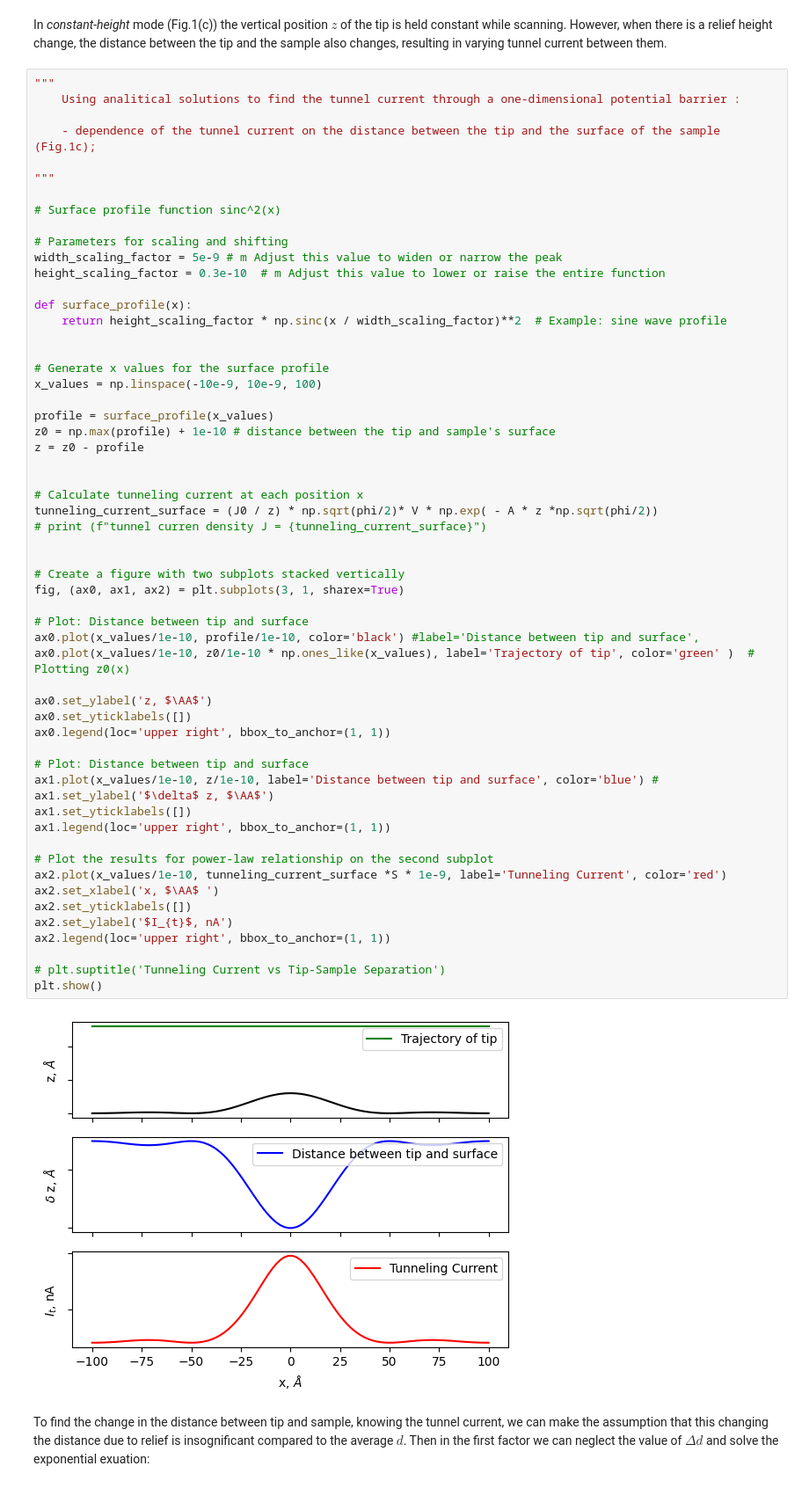
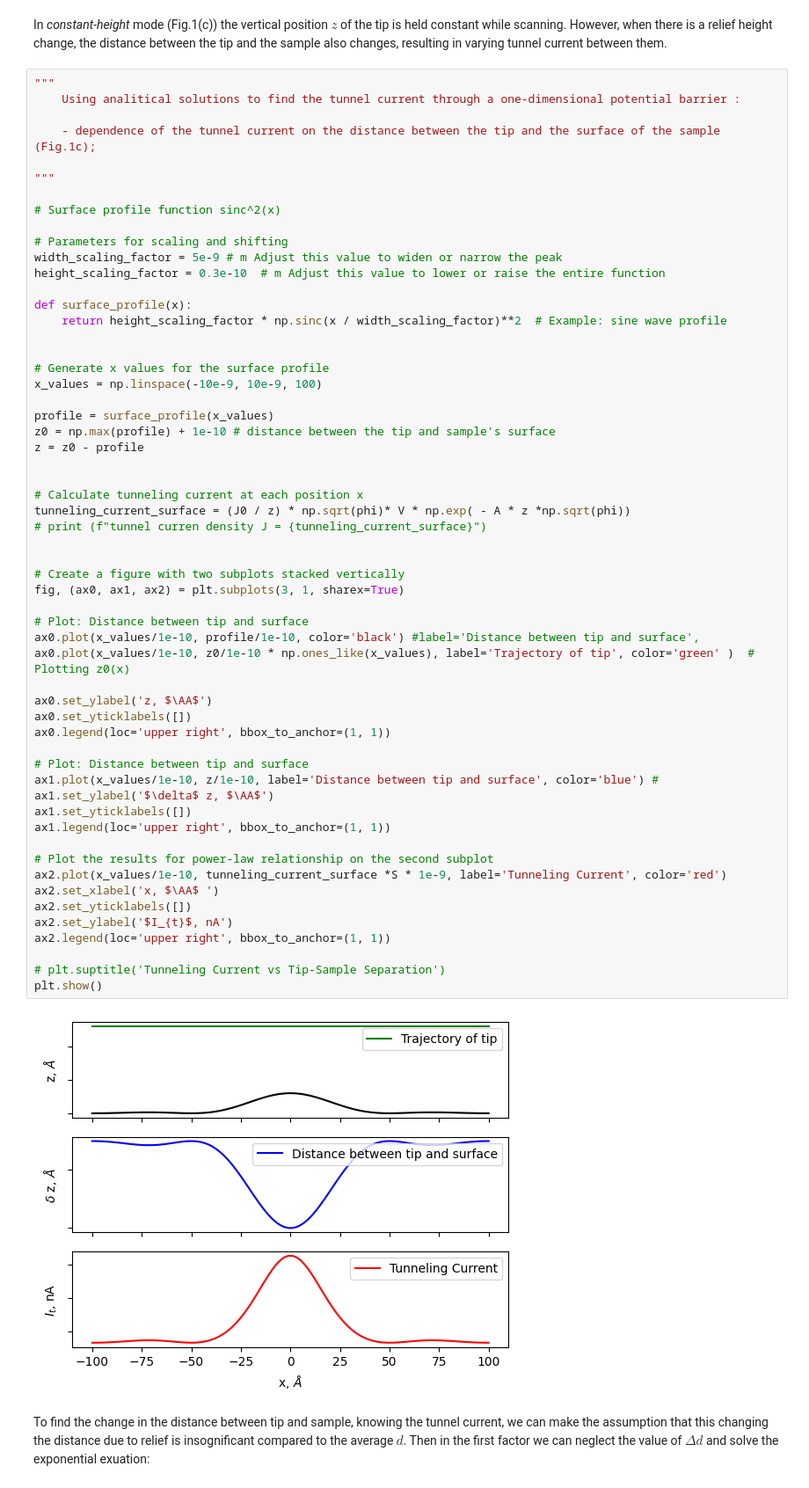
Before and after one commit to MariyaSV78/notebook_STM, a Jupyter notebook: STM/STM.ipynb, the cells around one changed output. Shown at 88% size. Saved outputs shown, nothing was run; the diff lists cells and outputs as text.

```diff
--- a/STM/STM.ipynb
+++ b/STM/STM.ipynb
@@ -698,38 +698,38 @@ z = z0 - profile
 
 
 # Calculate tunneling current at each position x
-tunneling_current_surface = (J0 / z) * np.sqrt(phi/2)* V * np.exp( - A * z *np.sqrt(phi/2))
+tunneling_current_surface = (J0 / z) * np.sqrt(phi)* V * np.exp( - A * z *np.sqrt(phi))
 # print (f"tunnel curren density J = {tunneling_current_surface}")
 
 
 # Create a figure with two subplots stacked vertically
 fig, (ax0, ax1, ax2) = plt.subplots(3, 1, sharex=True)
 
 # Plot: Distance between tip and surface
 ax0.plot(x_values/1e-10, profile/1e-10, color='black') #label='Distance between tip and surface',
 ax0.plot(x_values/1e-10, z0/1e-10 * np.ones_like(x_values), label='Trajectory of tip', color='green' )  # Plotting z0(x)
 
 ax0.set_ylabel('z, $\AA$')
 ax0.set_yticklabels([])
 ax0.legend(loc='upper right', bbox_to_anchor=(1, 1))
 
 # Plot: Distance between tip and surface
 ax1.plot(x_values/1e-10, z/1e-10, label='Distance between tip and surface', color='blue') #
 ax1.set_ylabel('$\delta$ z, $\AA$')
 ax1.set_yticklabels([])
 ax1.legend(loc='upper right', bbox_to_anchor=(1, 1))
 
 # Plot the results for power-law relationship on the second subplot
 ax2.plot(x_values/1e-10, tunneling_current_surface *S * 1e-9, label='Tunneling Current', color='red')
 ax2.set_xlabel('x, $\AA$ ')
 ax2.set_yticklabels([])
 ax2.set_ylabel('$I_{t}$, nA')
 ax2.legend(loc='upper right', bbox_to_anchor=(1, 1))
 
 # plt.suptitle('Tunneling Current vs Tip-Sample Separation')
 plt.show()
 # %% [output]
-[figure, old version]
+[figure, new version]
 # %% [markdown]
 To find the change in the distance between tip and sample, knowing the tunnel current, we can make the assumption that this changing the distance due to relief is insognificant compared to the average $d$. Then in the first factor we can neglect the value of $\Delta d$ and solve the exponential exuation:
 # %% [markdown]
```
Also changed, not shown: parts of 5 cells of this notebook.
